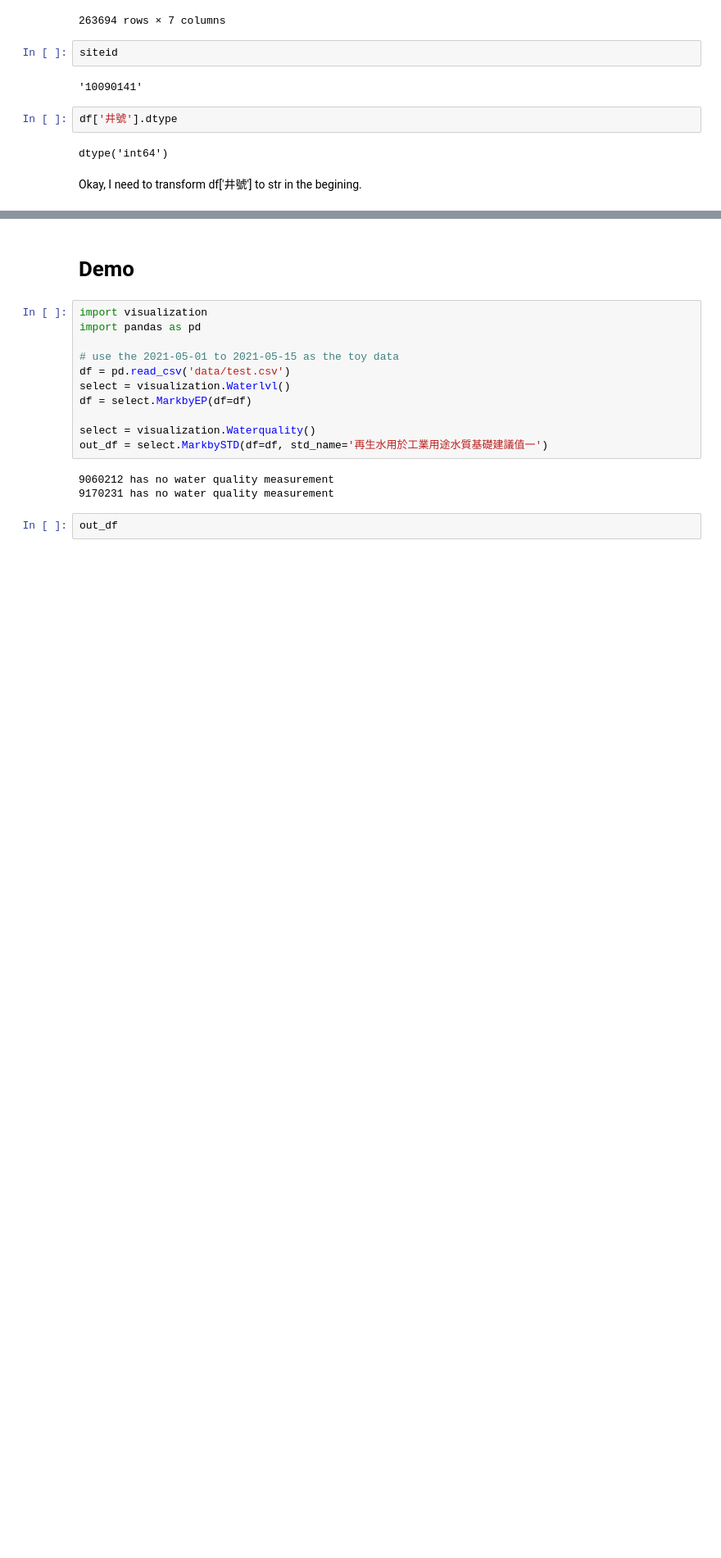
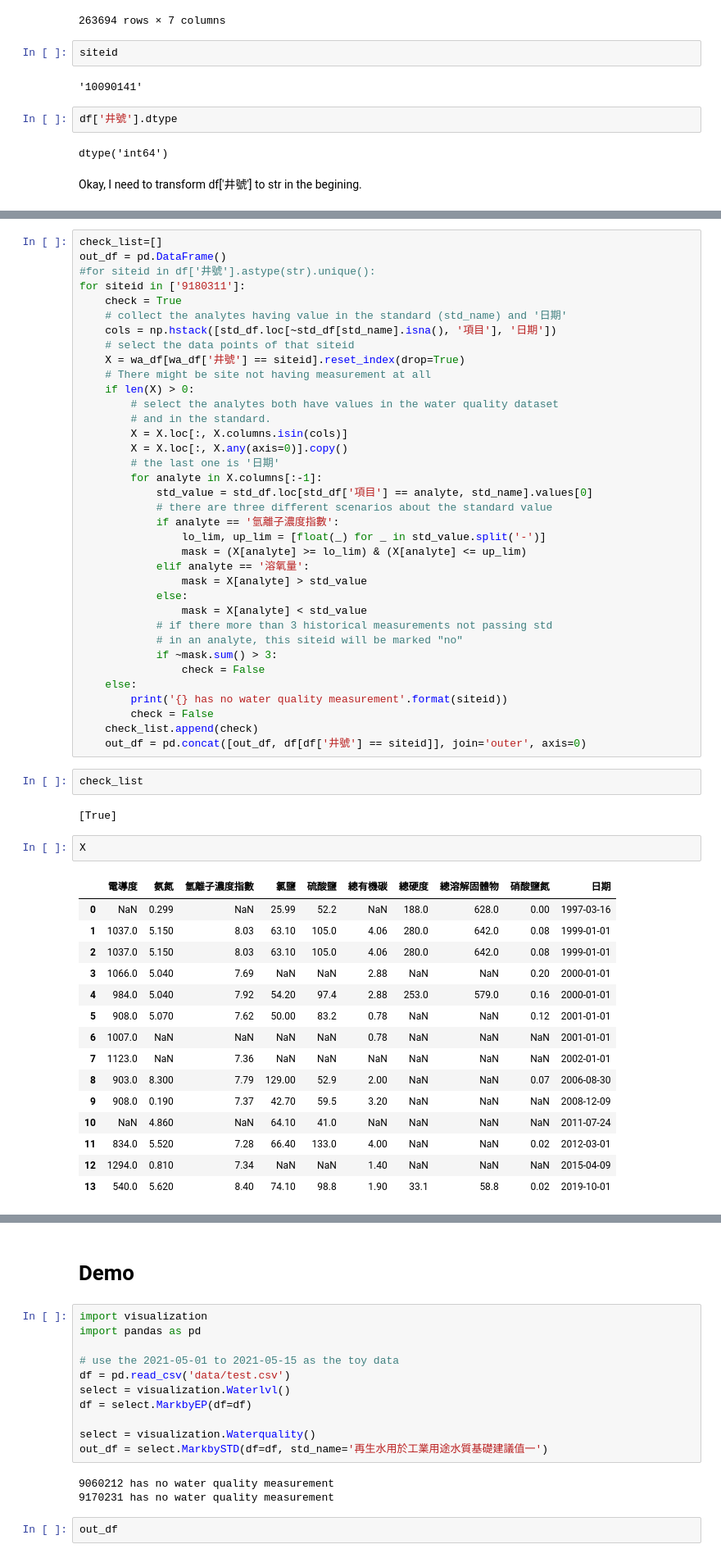
Before and after one commit to dispink/GW_NCDR, a Jupyter notebook: build_script_03.ipynb, the cells around one changed output, grey strips where cells are left out. Shown at 82% size. Cells and saved outputs as stored; diff of their text form; blank space fills up the shorter version.

```diff
--- a/build_script_03.ipynb
+++ b/build_script_03.ipynb
@@ -192,0 +219,58 @@ Okay, I need to transform df['井號'] to str in the begining.
+# %%
+check_list=[]
+out_df = pd.DataFrame()
+#for siteid in df['井號'].astype(str).unique():
+for siteid in ['9180311']:
+    check = True
+    # collect the analytes having value in the standard (std_name) and '日期'
+    cols = np.hstack([std_df.loc[~std_df[std_name].isna(), '項目'], '日期'])
+    # select the data points of that siteid
+    X = wa_df[wa_df['井號'] == siteid].reset_index(drop=True)
+    # There might be site not having measurement at all
+    if len(X) > 0:
+        # select the analytes both have values in the water quality dataset
+        # and in the standard.
+        X = X.loc[:, X.columns.isin(cols)]
+        X = X.loc[:, X.any(axis=0)].copy()
+        # the last one is '日期'
+        for analyte in X.columns[:-1]:
+            std_value = std_df.loc[std_df['項目'] == analyte, std_name].values[0]
+            # there are three different scenarios about the standard value
+            if analyte == '氫離子濃度指數':
+                lo_lim, up_lim = [float(_) for _ in std_value.split('-')]
+                mask = (X[analyte] >= lo_lim) & (X[analyte] <= up_lim)
+            elif analyte == '溶氧量':
+                mask = X[analyte] > std_value
+            else:
+                mask = X[analyte] < std_value
+            # if there more than 3 historical measurements not passing std
+            # in an analyte, this siteid will be marked "no"
+            if ~mask.sum() > 3:
+                check = False
+    else:
+        print('{} has no water quality measurement'.format(siteid))
+        check = False
+    check_list.append(check)
+    out_df = pd.concat([out_df, df[df['井號'] == siteid]], join='outer', axis=0)
+# %%
+check_list
+# %% [output]
+[True]
+# %%
+X
+# %% [output]
+|  | 電導度 | 氨氮 | 氫離子濃度指數 | 氯鹽 | 硫酸鹽 | 總有機碳 | 總硬度 | 總溶解固體物 | 硝酸鹽氮 | 日期 |
+| 0 | NaN | 0.299 | NaN | 25.99 | 52.2 | NaN | 188.0 | 628.0 | 0.00 | 1997-03-16 |
+| 1 | 1037.0 | 5.150 | 8.03 | 63.10 | 105.0 | 4.06 | 280.0 | 642.0 | 0.08 | 1999-01-01 |
+| 2 | 1037.0 | 5.150 | 8.03 | 63.10 | 105.0 | 4.06 | 280.0 | 642.0 | 0.08 | 1999-01-01 |
+| 3 | 1066.0 | 5.040 | 7.69 | NaN | NaN | 2.88 | NaN | NaN | 0.20 | 2000-01-01 |
+| 4 | 984.0 | 5.040 | 7.92 | 54.20 | 97.4 | 2.88 | 253.0 | 579.0 | 0.16 | 2000-01-01 |
+| 5 | 908.0 | 5.070 | 7.62 | 50.00 | 83.2 | 0.78 | NaN | NaN | 0.12 | 2001-01-01 |
+| 6 | 1007.0 | NaN | NaN | NaN | NaN | 0.78 | NaN | NaN | NaN | 2001-01-01 |
+| 7 | 1123.0 | NaN | 7.36 | NaN | NaN | NaN | NaN | NaN | NaN | 2002-01-01 |
+| 8 | 903.0 | 8.300 | 7.79 | 129.00 | 52.9 | 2.00 | NaN | NaN | 0.07 | 2006-08-30 |
+| 9 | 908.0 | 0.190 | 7.37 | 42.70 | 59.5 | 3.20 | NaN | NaN | NaN | 2008-12-09 |
+| 10 | NaN | 4.860 | NaN | 64.10 | 41.0 | NaN | NaN | NaN | NaN | 2011-07-24 |
+| 11 | 834.0 | 5.520 | 7.28 | 66.40 | 133.0 | 4.00 | NaN | NaN | 0.02 | 2012-03-01 |
+| 12 | 1294.0 | 0.810 | 7.34 | NaN | NaN | 1.40 | NaN | NaN | NaN | 2015-04-09 |
+| 13 | 540.0 | 5.620 | 8.40 | 74.10 | 98.8 | 1.90 | 33.1 | 58.8 | 0.02 | 2019-10-01 |
```
Also changed, not shown: parts of 12 cells of this notebook, 2 other files.
